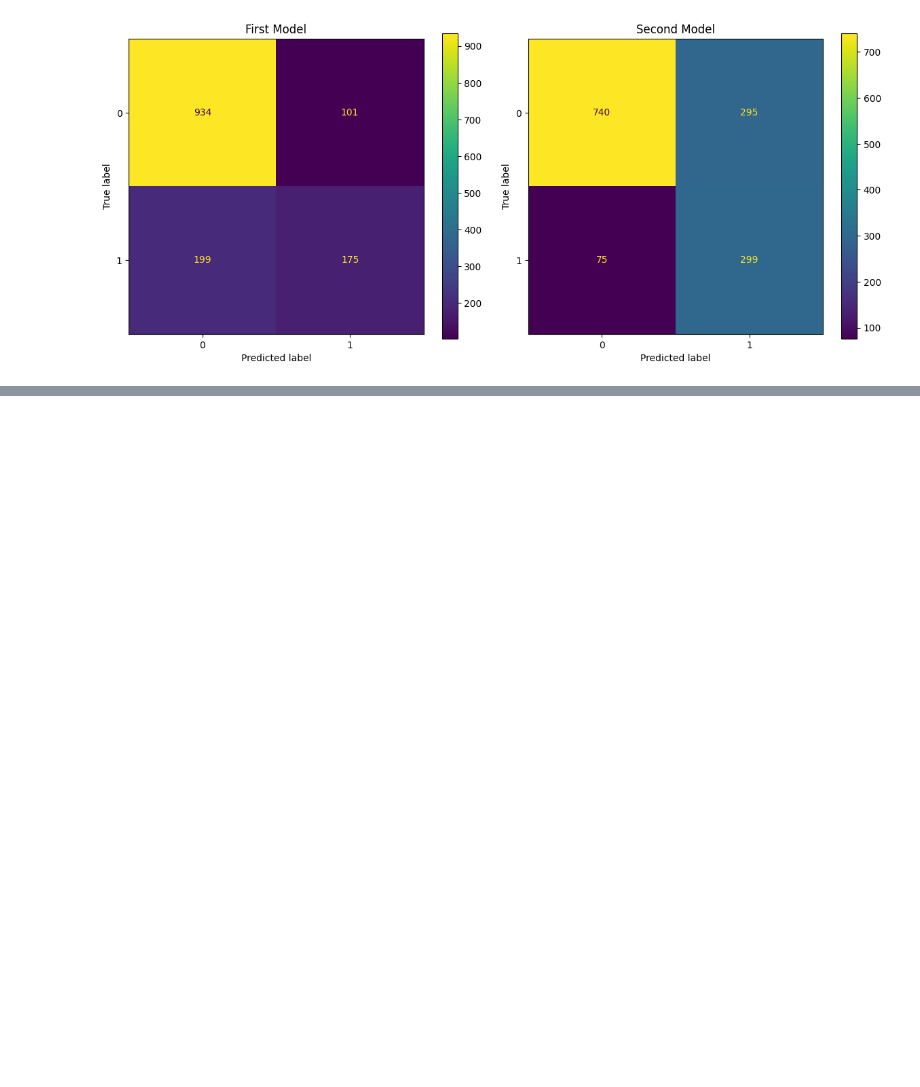
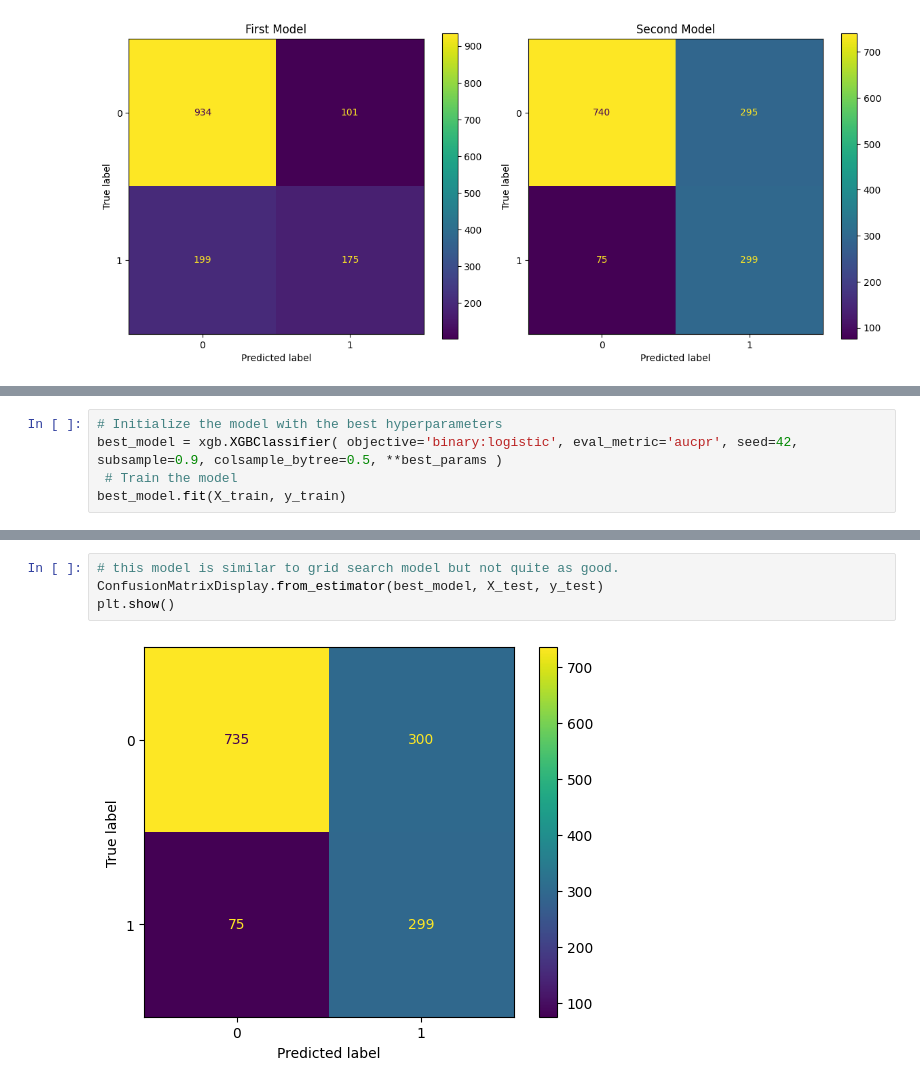
Before and after one commit to ryslipe/xgboost_practice, a Jupyter notebook: notebook/01_load_and_validate_raw_data.ipynb, the cells around one changed output, grey strips where cells are left out. Cells and saved outputs as stored; diff of their text form; blank space fills up the shorter version.

Commit message:
optuna model addition

```diff
--- a/notebook/01_load_and_validate_raw_data.ipynb
+++ b/notebook/01_load_and_validate_raw_data.ipynb
@@ -464,0 +541,5 @@ plt.show()
+# %%
+# Initialize the model with the best hyperparameters
+best_model = xgb.XGBClassifier( objective='binary:logistic', eval_metric='aucpr', seed=42, subsample=0.9, colsample_bytree=0.5, **best_params )
+ # Train the model
+best_model.fit(X_train, y_train)
@@ -464,0 +558,6 @@ plt.show()
+# %%
+# this model is similar to grid search model but not quite as good.
+ConfusionMatrixDisplay.from_estimator(best_model, X_test, y_test)
+plt.show()
+# %% [output]
+[figure, added]
```
Also changed, not shown: parts of 11 cells of this notebook, 2 other files.
